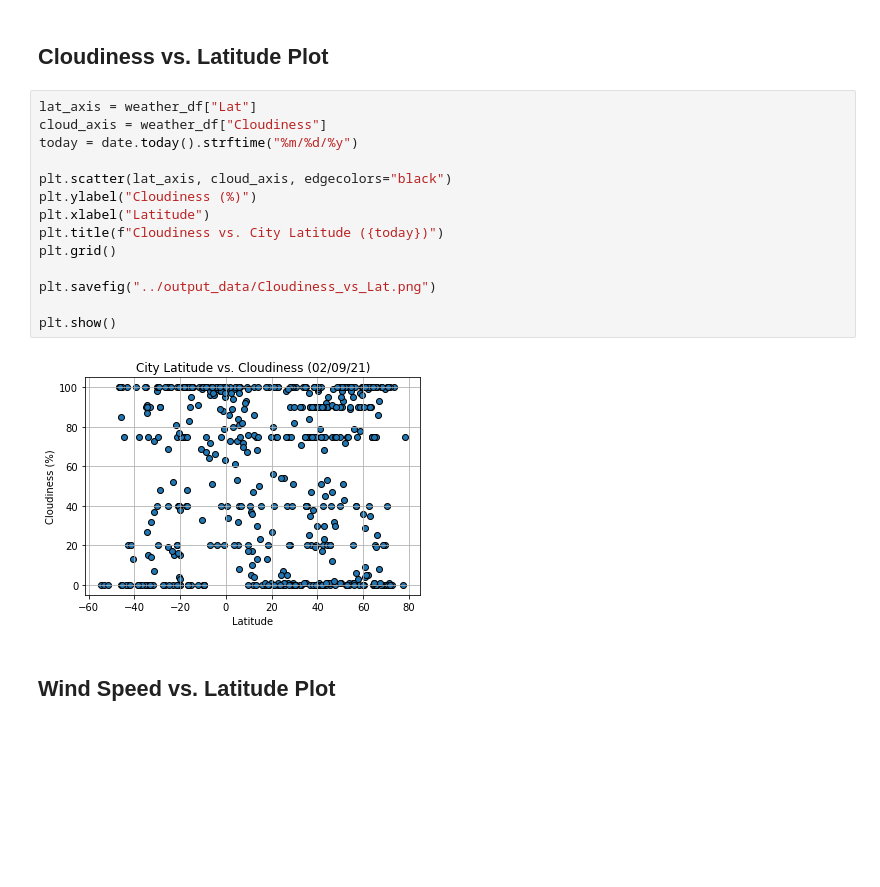
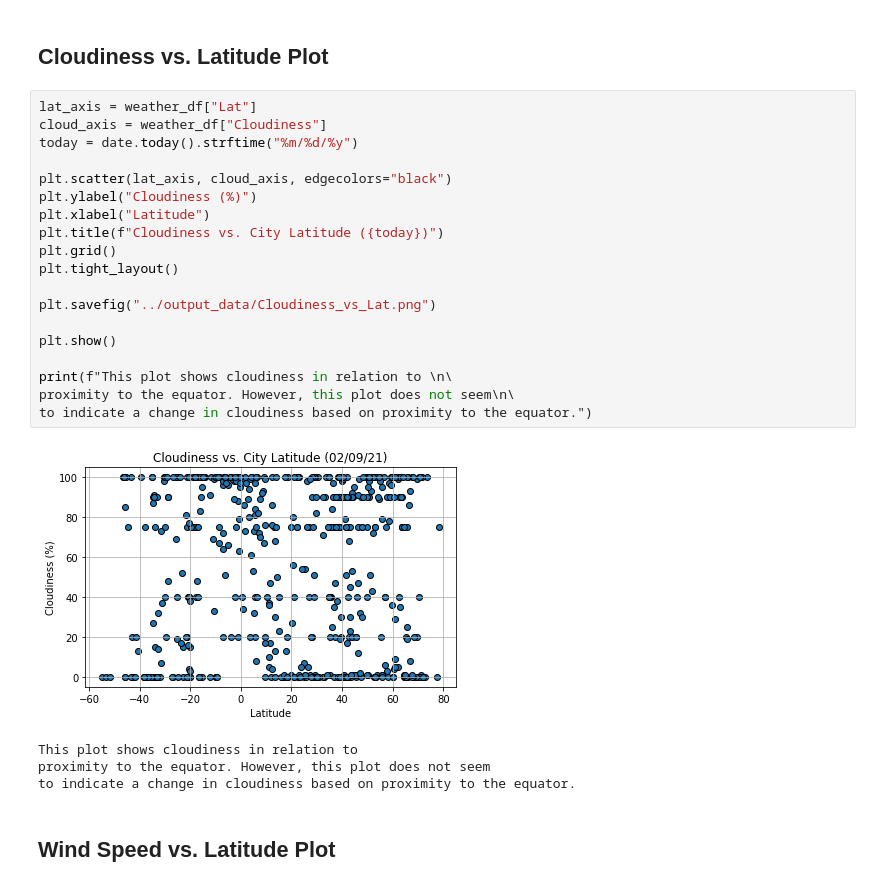
Before and after one commit to pammeyer80/python-api-challenge, a Jupyter notebook: WeatherPy/WeatherPy.ipynb, the cells around one changed output. Drawn from its saved outputs; the diff is of its cells as text; blank space fills up the shorter version.

```diff
--- a/WeatherPy/WeatherPy.ipynb
+++ b/WeatherPy/WeatherPy.ipynb
@@ -242,19 +258,27 @@ plt.show()
 # %%
 lat_axis = weather_df["Lat"]
 cloud_axis = weather_df["Cloudiness"]
 today = date.today().strftime("%m/%d/%y")
 
 plt.scatter(lat_axis, cloud_axis, edgecolors="black")
 plt.ylabel("Cloudiness (%)")
 plt.xlabel("Latitude")
 plt.title(f"Cloudiness vs. City Latitude ({today})")
 plt.grid()
+plt.tight_layout()
 
 plt.savefig("../output_data/Cloudiness_vs_Lat.png")
 
 plt.show()
+
+print(f"This plot shows cloudiness in relation to \n\
+proximity to the equator. However, this plot does not seem\n\
+to indicate a change in cloudiness based on proximity to the equator.")
 # %% [output]
-[figure, old version]
+[figure, new version]
+This plot shows cloudiness in relation to
+proximity to the equator. However, this plot does not seem
+to indicate a change in cloudiness based on proximity to the equator.
 # %% [markdown]
 ## Wind Speed vs. Latitude Plot
 # %%
```
Also changed, not shown: parts of 3 cells of this notebook, 4 other files.
